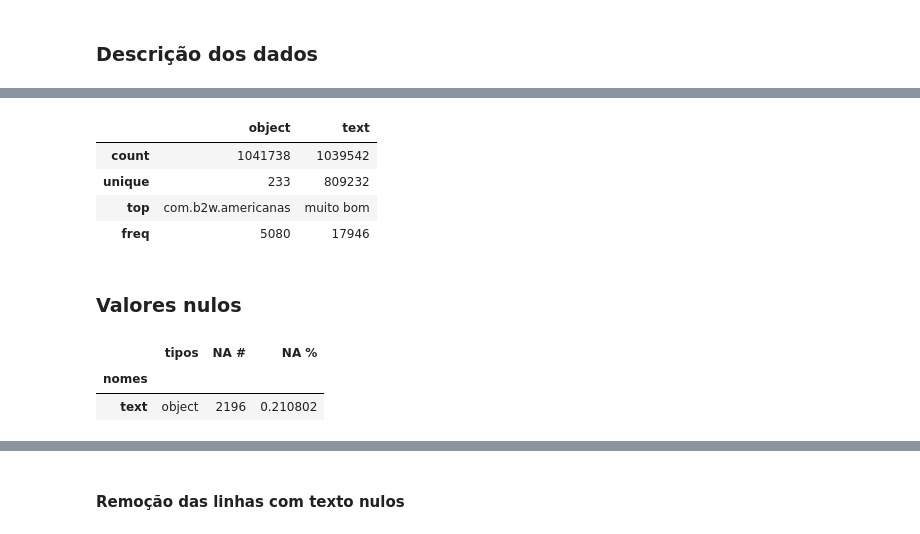
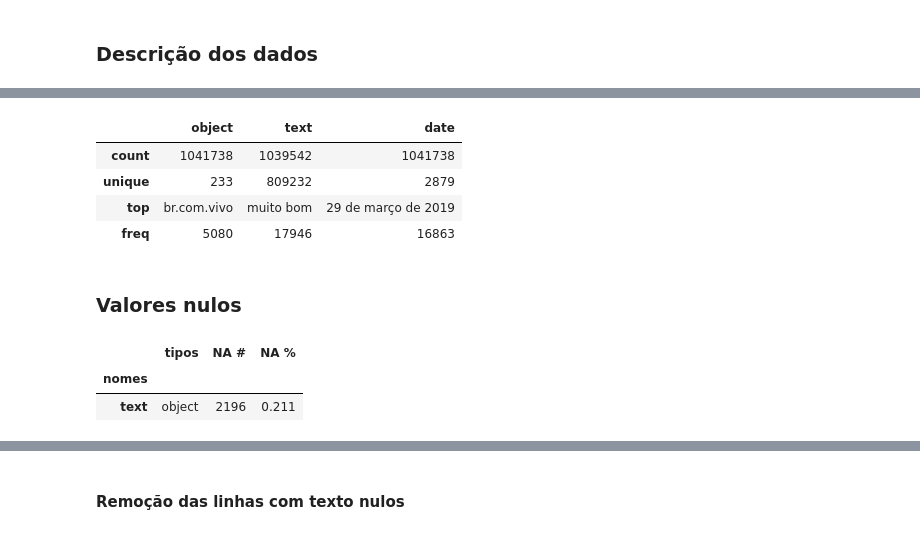
Before and after one commit to LilianeAquino/aed_projeto_4, a Jupyter notebook: template.ipynb, the cells around one changed output, grey strips where cells are left out. Cells and saved outputs as stored; diff of their text form; code cells hidden in the pictures.

```diff
--- a/template.ipynb
+++ b/template.ipynb
@@ -24,8 +25,12 @@ import pandas as pd
 import warnings
 warnings.filterwarnings('ignore')
 
+%run modules/data.py
+
 print(f'Versão Pandas: {pd.__version__}')
 print(f'Versão Numpy: {np.__version__}')
+
+pd.set_option('display.float_format', lambda x: '%.3f' % x);
 # %% [output]
 Versão Pandas: 1.0.5
 Versão Numpy: 1.17.4
@@ -76,6 +81,6 @@ Linhas: 2881589 | Colunas: 16
 # %%
 apps = data.query('domain=="apps"')
-apps.drop(['Unnamed: 0', 'replies', 'favorite', 'want_see', 'recommend', 'see'], axis=1, inplace=True)
+apps.drop(['Unnamed: 0', 'replies', 'favorite', 'want_see', 'recommend', 'see', 'collect_date'], axis=1, inplace=True)
 apps.reset_index(drop=True, inplace=True)
 print(f'Linhas: {apps.shape[0]} | Colunas: {apps.shape[1]}')
 # %% [output]
@@ -137,11 +143,11 @@ apps.drop(['author', 'internal_id'], axis=1).describe()
 # %%
-apps[['object', 'text']].describe(include='O')
+apps[['object', 'text', 'date']].describe(include='O')
 # %% [output]
-|  | object | text |
-| count | 1041738 | 1039542 |
-| unique | 233 | 809232 |
-| top | com.b2w.americanas | muito bom |
-| freq | 5080 | 17946 |
+|  | object | text | date |
+| count | 1041738 | 1039542 | 1041738 |
+| unique | 233 | 809232 | 2879 |
+| top | br.com.vivo | muito bom | 29 de março de 2019 |
+| freq | 5080 | 17946 | 16863 |
 # %% [markdown]
 ### Valores nulos
 # %%
@@ -155,7 +161,7 @@ data_missing[data_missing['NA #'] > 0].set_index('nomes')
 # %% [output]
 |  | tipos | NA # | NA % |
 | nomes |  |  |  |
-| text | object | 2196 | 0.210802 |
+| text | object | 2196 | 0.211 |
 # %%
 import missingno as msno
 
```
Also changed, not shown: parts of 36 cells of this notebook, 1 other file.
